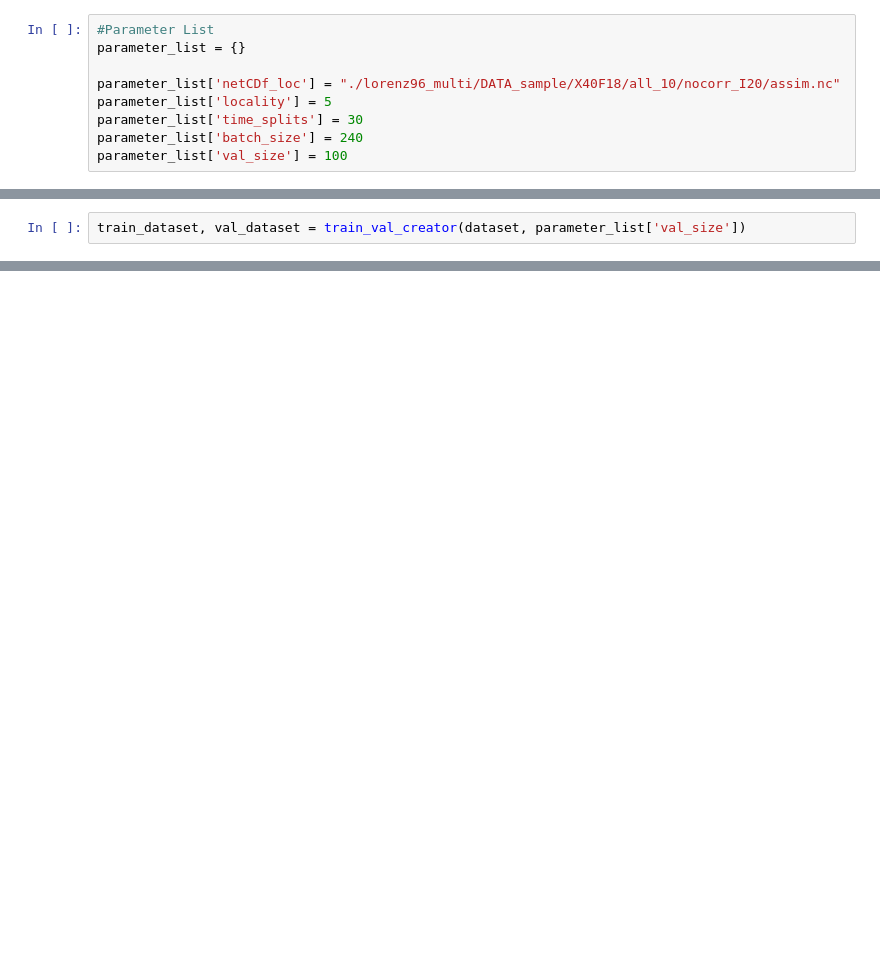
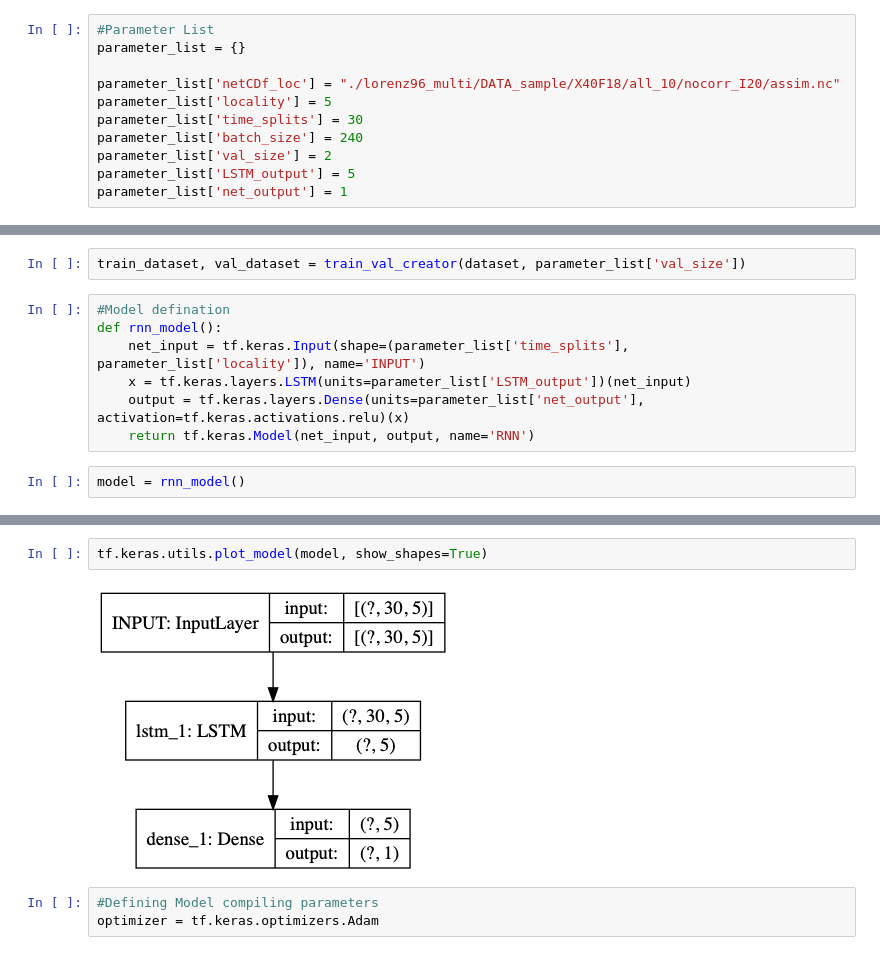
Before and after one commit to aamemiya/letkf, a Jupyter notebook: Test_Arena.ipynb, the cells around one changed output, grey strips where cells are left out. Drawn from its saved outputs; the diff is of its cells as text; blank space fills up the shorter version.

Commit message:
Corrected a truth dataset and added model defination.

```diff
--- a/Test_Arena.ipynb
+++ b/Test_Arena.ipynb
@@ -10,7 +10,9 @@ parameter_list['netCDf_loc'] = "./lorenz96_multi/DATA_sample/X40F18/all_10/nocor
 parameter_list['locality'] = 5
 parameter_list['time_splits'] = 30
 parameter_list['batch_size'] = 240
-parameter_list['val_size'] = 100
+parameter_list['val_size'] = 2
+parameter_list['LSTM_output'] = 5
+parameter_list['net_output'] = 1
 # %%
 #Getting the NetCDF files
 root_grp = Dataset(parameter_list['netCDf_loc'], "r", format="NETCDF4")
@@ -126,3 +161,12 @@ def train_val_creator(dataset, val_size):
     return train_dataset, val_dataset
 # %%
 train_dataset, val_dataset = train_val_creator(dataset, parameter_list['val_size'])
+# %%
+#Model defination
+def rnn_model():
+    net_input = tf.keras.Input(shape=(parameter_list['time_splits'], parameter_list['locality']), name='INPUT')
+    x = tf.keras.layers.LSTM(units=parameter_list['LSTM_output'])(net_input)
+    output = tf.keras.layers.Dense(units=parameter_list['net_output'], activation=tf.keras.activations.relu)(x)
+    return tf.keras.Model(net_input, output, name='RNN')
+# %%
+model = rnn_model()
@@ -128,0 +190,7 @@ train_dataset, val_dataset = train_val_creator(dataset, parameter_list['val_size
+# %%
+tf.keras.utils.plot_model(model, show_shapes=True)
+# %% [output]
+[figure, added]
+# %%
+#Defining Model compiling parameters
+optimizer = tf.keras.optimizers.Adam
```
Also changed, not shown: parts of 7 cells of this notebook, 1 other file.
